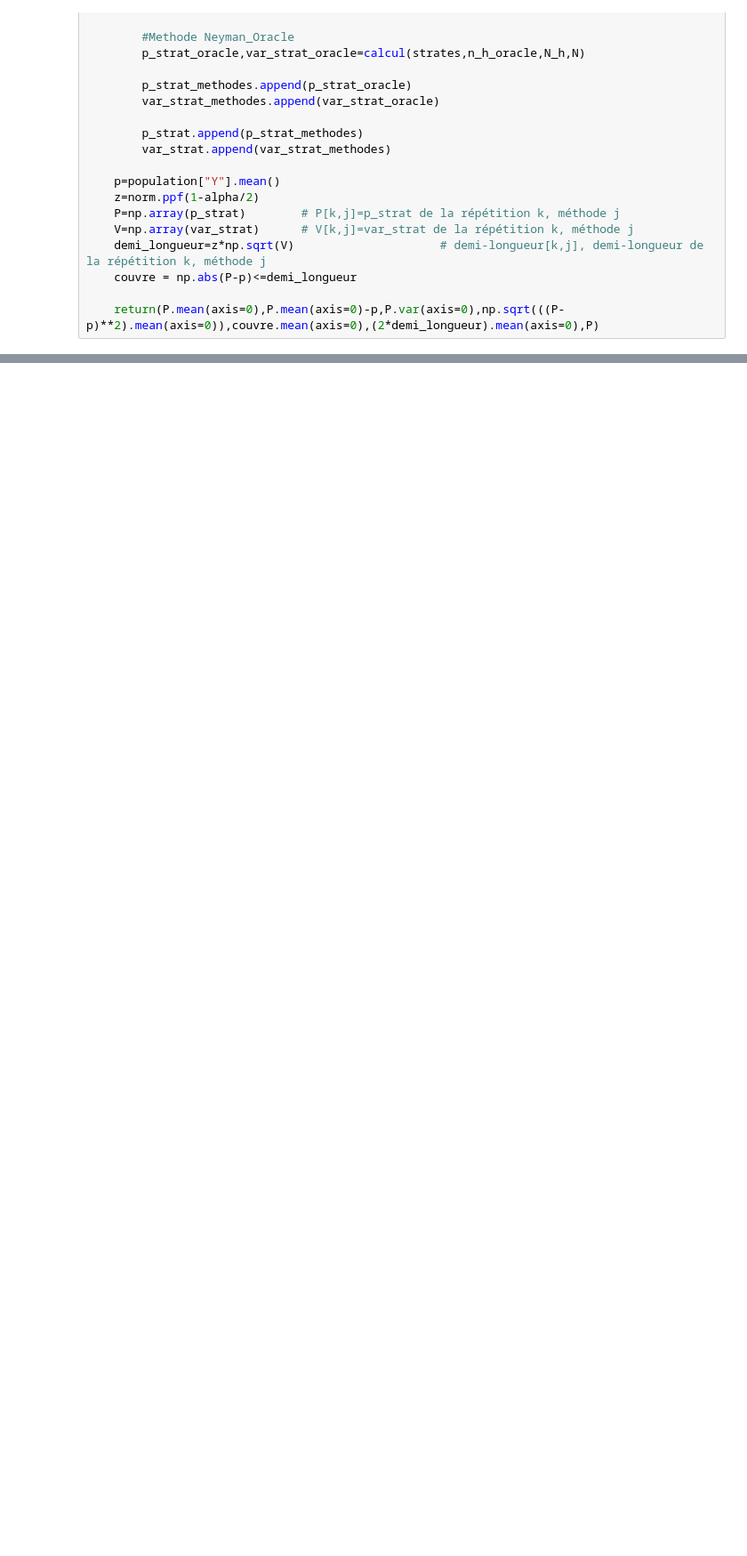
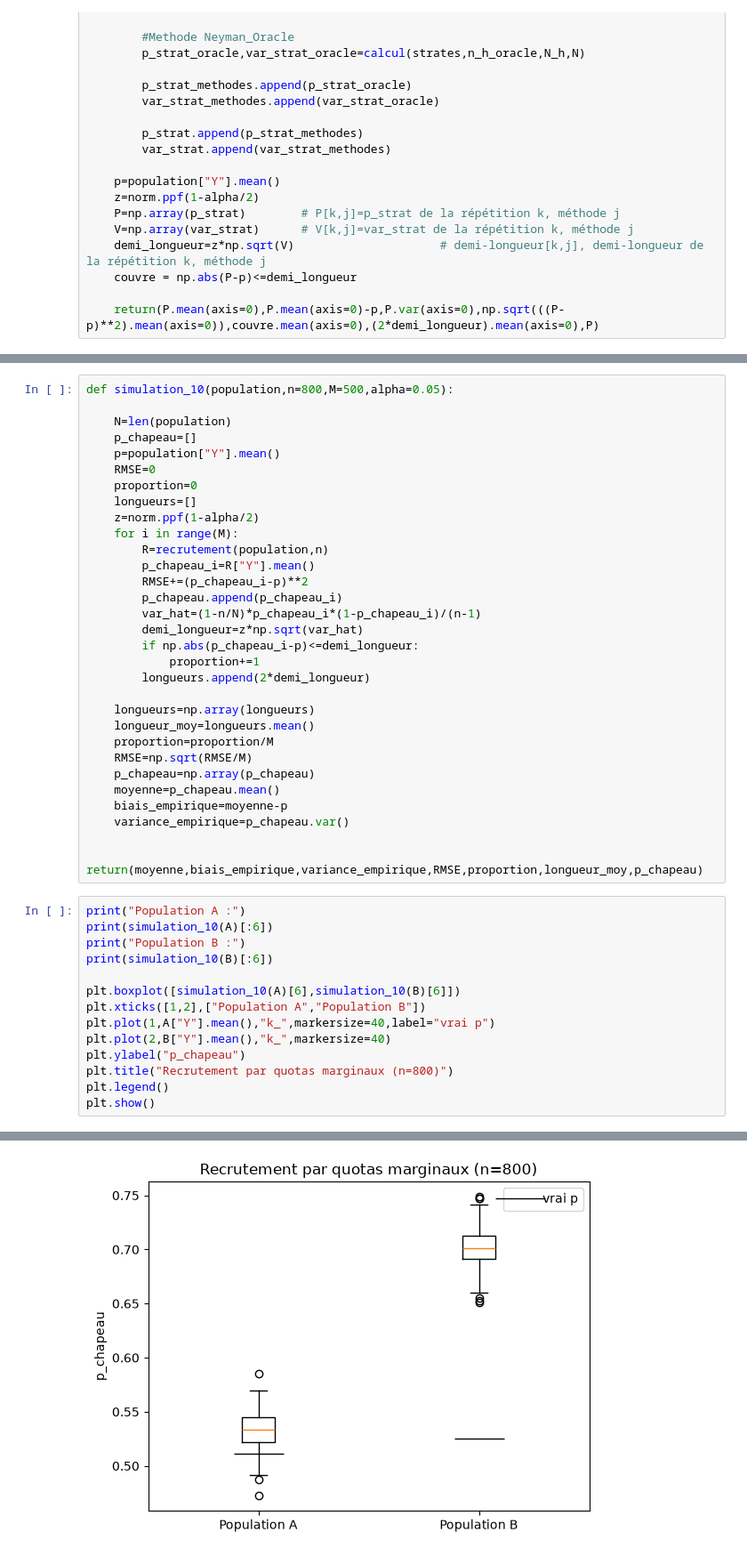
Before and after one commit to DaycemYakoubi/EN-1, a Jupyter notebook: EN 1.ipynb, the cells around one changed output, grey strips where cells are left out. Shown at 89% size. Cells and saved outputs as stored; diff of their text form; blank space fills up the shorter version.

```diff
--- a/EN 1.ipynb
+++ b/EN 1.ipynb
@@ -170,0 +241,46 @@ plt.show()
+# %%
+def simulation_10(population,n=800,M=500,alpha=0.05):
+
+    N=len(population)
+    p_chapeau=[]
+    p=population["Y"].mean()
+    RMSE=0
+    proportion=0
+    longueurs=[]
+    z=norm.ppf(1-alpha/2)
+    for i in range(M):
+        R=recrutement(population,n)
+        p_chapeau_i=R["Y"].mean()
+        RMSE+=(p_chapeau_i-p)**2
+        p_chapeau.append(p_chapeau_i)
+        var_hat=(1-n/N)*p_chapeau_i*(1-p_chapeau_i)/(n-1)
+        demi_longueur=z*np.sqrt(var_hat)
+        if np.abs(p_chapeau_i-p)<=demi_longueur:
+            proportion+=1
+        longueurs.append(2*demi_longueur)
+
+    longueurs=np.array(longueurs)
+    longueur_moy=longueurs.mean()
+    proportion=proportion/M
+    RMSE=np.sqrt(RMSE/M)
+    p_chapeau=np.array(p_chapeau)
+    moyenne=p_chapeau.mean()
+    biais_empirique=moyenne-p
+    variance_empirique=p_chapeau.var()
+
+    return(moyenne,biais_empirique,variance_empirique,RMSE,proportion,longueur_moy,p_chapeau)
+# %%
+print("Population A :")
+print(simulation_10(A)[:6])
+print("Population B :")
+print(simulation_10(B)[:6])
+
+plt.boxplot([simulation_10(A)[6],simulation_10(B)[6]])
+plt.xticks([1,2],["Population A","Population B"])
+plt.plot(1,A["Y"].mean(),"k_",markersize=40,label="vrai p")
+plt.plot(2,B["Y"].mean(),"k_",markersize=40)
+plt.ylabel("p_chapeau")
+plt.title("Recrutement par quotas marginaux (n=800)")
+plt.legend()
+plt.show()
+# %% [output]
@@ -170,0 +291 @@ plt.show()
+[figure, added]
```
Also changed, not shown: parts of 8 cells of this notebook.
